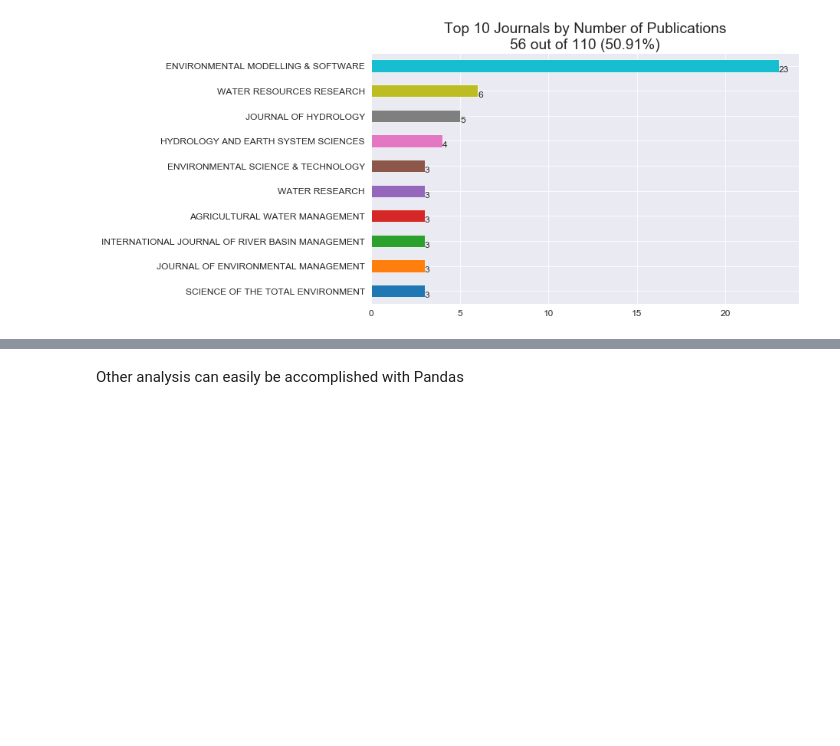
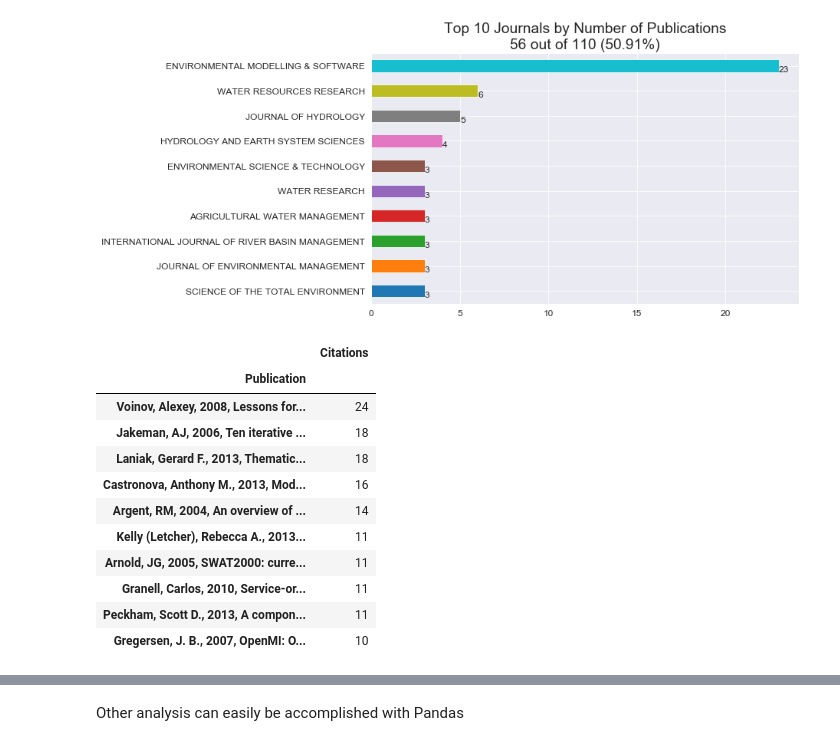
Before and after one commit to ConnectedSystems/wosis, a Jupyter notebook: tutorial/Wosis Quick Tutorial.ipynb, the cells around one changed output, grey strips where cells are left out. Cells and saved outputs as stored; diff of their text form; code cells hidden in the pictures; blank space fills up the shorter version.

```diff
--- a/tutorial/Wosis Quick Tutorial.ipynb
+++ b/tutorial/Wosis Quick Tutorial.ipynb
@@ -361,3 +361,19 @@ wos_plot.plot_pubs_across_time(topic_recs)
 wos_plot.plot_pubs_per_journal(topic_recs, top_n=10, annotate=True, show_stats=True)
 # %% [output]
 [figure]
+# %%
+# Top 10 papers by citations
+wosis.analysis.pub_citations(topic_recs)[0:10]
+# %% [output]
+|  | Citations |
+| Publication |  |
+| Voinov, Alexey, 2008, Lessons for... | 24 |
+| Jakeman, AJ, 2006, Ten iterative ... | 18 |
+| Laniak, Gerard F., 2013, Thematic... | 18 |
+| Castronova, Anthony M., 2013, Mod... | 16 |
+| Argent, RM, 2004, An overview of ... | 14 |
+| Kelly (Letcher), Rebecca A., 2013... | 11 |
+| Arnold, JG, 2005, SWAT2000: curre... | 11 |
+| Granell, Carlos, 2010, Service-or... | 11 |
+| Peckham, Scott D., 2013, A compon... | 11 |
+| Gregersen, J. B., 2007, OpenMI: O... | 10 |
```
Also changed, not shown: parts of 7 cells of this notebook, 3 other files.
